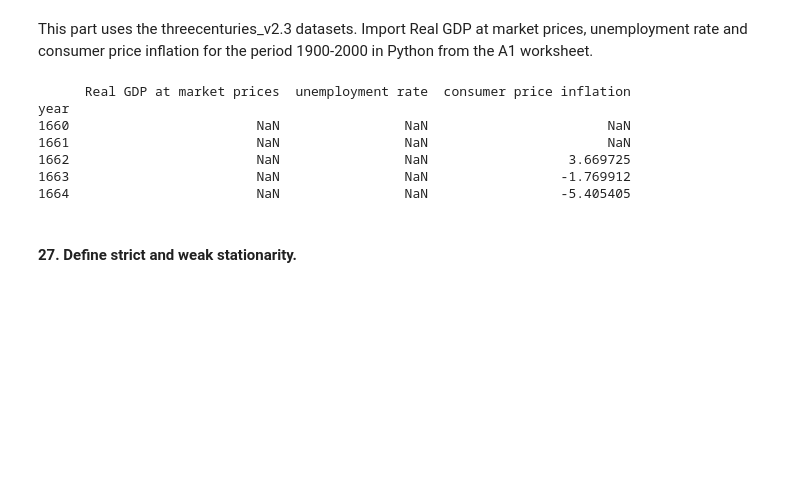
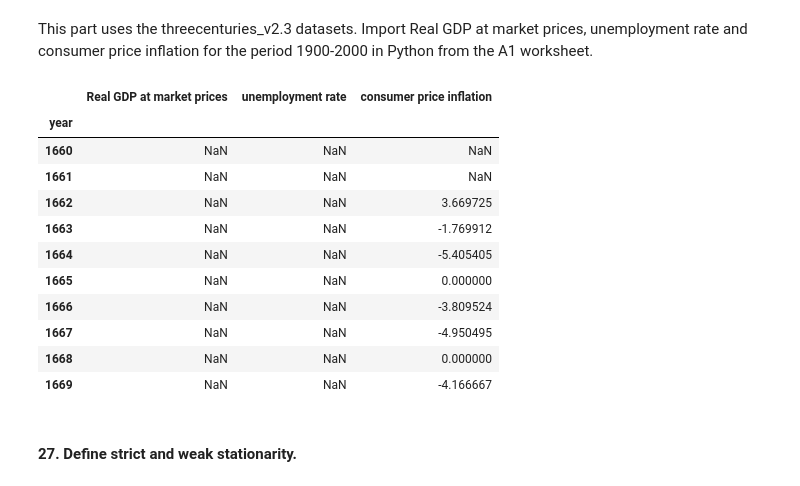
Before and after one commit to vinibalvarenga/MODS202, a Jupyter notebook: final_project.ipynb, the cells around one changed output. Saved outputs shown, nothing was run; the diff lists cells and outputs as text; code cells hidden in the pictures; blank space fills up the shorter version.

```diff
--- a/final_project.ipynb
+++ b/final_project.ipynb
@@ -971,40 +971,45 @@ This part uses the threecenturies_v2.3 datasets. Import Real GDP at market price
 # %%
 import pandas as pd
 
 # Read the entire spreadsheet
 xls = pd.ExcelFile('threecenturies_v2.3.xlsx')
 
 # Read the specific columns, skipping the initial rows as necessary
 df0 = pd.read_excel(xls, 'A1. Headline series', skiprows=6, usecols=[0])  # Column A is the 1st column after skipping the first 6 rows
 df1 = pd.read_excel(xls, 'A1. Headline series', skiprows=6, usecols=[1])  # Column B is the 2st column after skipping the first 6 rows
 df2 = pd.read_excel(xls, 'A1. Headline series', skiprows=6, usecols=[14])  # Column O is the 14th column after skipping the first 6 rows
 df3 = pd.read_excel(xls, 'A1. Headline series', skiprows=6, usecols=[28])  # Column AC is the 28th column after skipping the first 6 rows
 
 # Reset the indices so they align correctly when concatenating
 df0.reset_index(drop=True, inplace=True)
 df1.reset_index(drop=True, inplace=True)
 df2.reset_index(drop=True, inplace=True)
 df3.reset_index(drop=True, inplace=True)
 
 # Concatenate the columns into a single DataFrame
 df = pd.concat([df0, df1, df2, df3], axis=1)
 
 # Rename the columns
 df.columns = ['year','Real GDP at market prices', 'unemployment rate', 'consumer price inflation']
 
 # Set 'year' as the index of the DataFrame
 df.set_index('year', inplace=True)
 
 # Display the first few rows of the resulting DataFrame
-print(df.head())
+df.head(10)
 # %% [output]
-      Real GDP at market prices  unemployment rate  consumer price inflation
-year
-1660                        NaN                NaN                       NaN
-1661                        NaN                NaN                       NaN
-1662                        NaN                NaN                  3.669725
-1663                        NaN                NaN                 -1.769912
-1664                        NaN                NaN                 -5.405405
+|  | Real GDP at market prices | unemployment rate | consumer price inflation |
+| year |  |  |  |
+| 1660 | NaN | NaN | NaN |
+| 1661 | NaN | NaN | NaN |
+| 1662 | NaN | NaN | 3.669725 |
+| 1663 | NaN | NaN | -1.769912 |
+| 1664 | NaN | NaN | -5.405405 |
+| 1665 | NaN | NaN | 0.000000 |
+| 1666 | NaN | NaN | -3.809524 |
+| 1667 | NaN | NaN | -4.950495 |
+| 1668 | NaN | NaN | 0.000000 |
+| 1669 | NaN | NaN | -4.166667 |
 # %% [markdown]
 #### 27. Define strict and weak stationarity.
 # %% [markdown]
```
Also changed, not shown: parts of 3 cells of this notebook.
